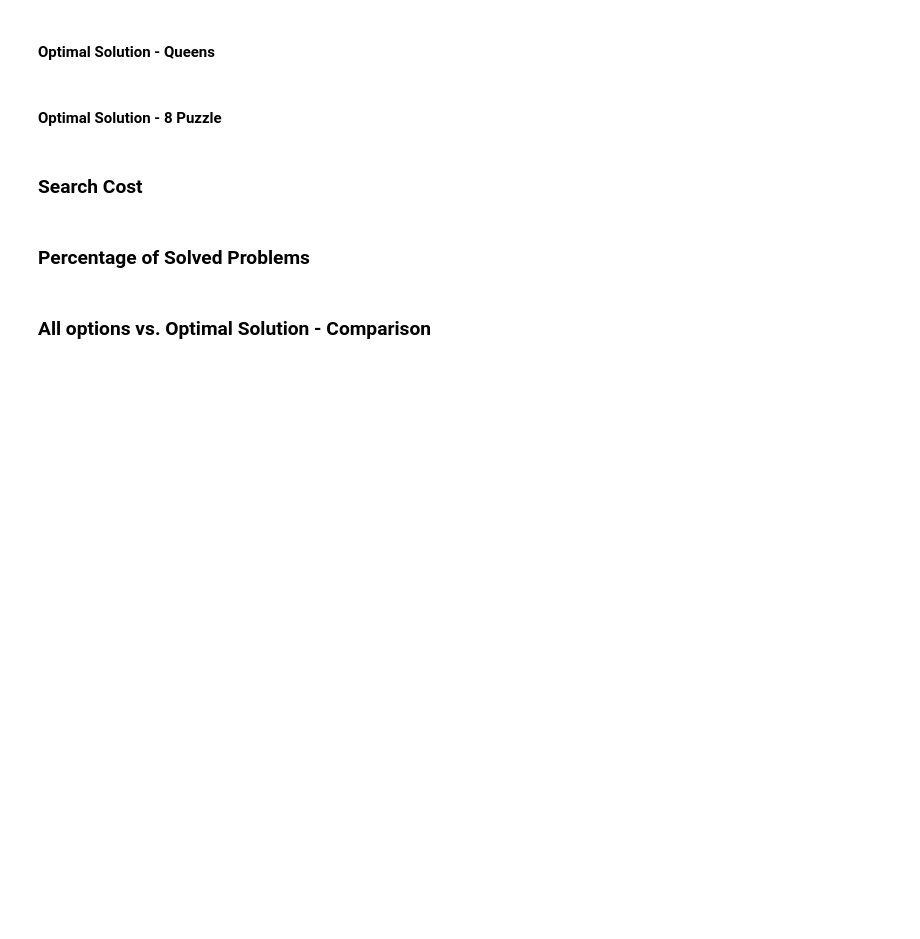
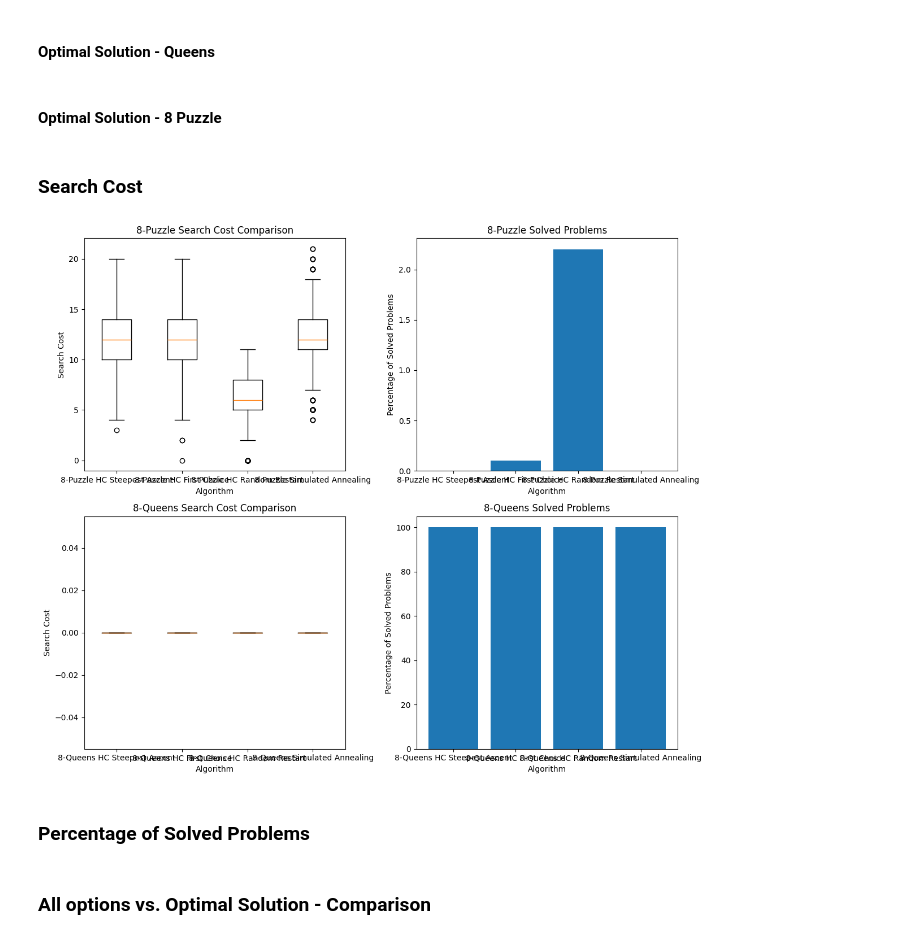
Before and after one commit to panchi64/ai-hw, a Jupyter notebook: hw-4/Group B - Programming Assignment 3.ipynb, the cells around one changed output. Cells and saved outputs as stored; diff of their text form; code cells hidden in the pictures; blank space fills up the shorter version.

Commit message:
Basic problems connected, missing optimal implementations

```diff
--- a/hw-4/Group B - Programming Assignment 3.ipynb
+++ b/hw-4/Group B - Programming Assignment 3.ipynb
@@ -8,9 +42,11 @@ import math
 The 8 queens problem is a puzzle of placing eight chess queens on an 8×8 chessboard so that no two queens threaten each other.
 # %%
 def gen_8q_init_state():
-    # Generate an empty 8x8 chessboard
-    empty_board = [[0] * 8 for _ in range(8)]
-    return empty_board
+    state = [[0] * 8 for _ in range(8)]
+    for col in range(8):
+        row = random.randint(0, 7)
+        state[row][col] = 1
+    return state
 # %% [markdown]
 ## 8 Puzzle Problem
 An 8 puzzle is a simple game consisting of a 3x3 grid/matrix. One of the squares is empty. The object is to move squares around into different positions and have the numbers displayed in the "goal state".
@@ -416,6 +364,87 @@ def sa_8_queens(initial_state, initial_temperature, cooling_rate, max_iterations
 #### Optimal Solution - 8 Puzzle
 # %% [markdown]
 ### Search Cost
+# %%
+def visualize_search_costs(results):
+    fig, axes = plt.subplots(nrows=2, ncols=2, figsize=(12, 10))
+
+    for i, problem in enumerate(["8-Puzzle", "8-Queens"]):
+        search_costs_plot = axes[i][0]
+        solved_problems_plot = axes[i][1]
+
+        search_costs_data = []
+        labels = []
+
+        for algorithm_name, (search_costs, _) in results.items():
+            if problem in algorithm_name:
+                search_costs_data.append(search_costs)
+                labels.append(algorithm_name)
+
+        search_costs_plot.boxplot(search_costs_data, labels=labels)
+        search_costs_plot.set_title(f"{problem} Search Cost Comparison")
+        search_costs_plot.set_xlabel("Algorithm")
+        search_costs_plot.set_ylabel("Search Cost")
+
+        solved_problems_data = []
+        for algorithm_name, (search_costs, _) in results.items():
+            if problem in algorithm_name:
+                solved_problems_count = sum(cost == 0 for cost in search_costs)
+                solved_problems_percentage = (solved_problems_count / len(search_costs)) * 100
+                solved_problems_data.append(solved_problems_percentage)
+
+        solved_problems_plot.bar(labels, solved_problems_data)
+        solved_problems_plot.set_title(f"{problem} Solved Problems")
+        solved_problems_plot.set_xlabel("Algorithm")
+        solved_problems_plot.set_ylabel("Percentage of Solved Problems")
+
+    plt.tight_layout()
+    plt.show()
+
+
+def compare_algorithms(num_instances=1000, max_restarts=15, initial_temperature=5, cooling_rate=1,
+                       max_iterations=1000):
+    algorithms = [
+        ("8-Puzzle HC Steepest Ascent", hc_sa_8_puzzle),
+        ("8-Puzzle HC First Choice", hc_fc_8_puzzle),
+        ("8-Puzzle HC Random Restart", hc_rr_8_puzzle),
+        ("8-Puzzle Simulated Annealing", sa_8_puzzle),
+        ("8-Queens HC Steepest Ascent", hc_sa_8_queens),
+        ("8-Queens HC First Choice", hc_fc_8_queens),
+        ("8-Queens HC Random Restart", hc_rr_8_queens),
+        ("8-Queens Simulated Annealing", sa_8_queens)
+    ]
+
+    results = {}
+    for algorithm_name, algorithm_func in algorithms:
+        search_costs = []
+        execution_times = []
+        for _ in range(num_instances):
+            if "8-Puzzle" in algorithm_name:
+                initial_state = gen_8p_init_state()
+                check_state = check_puzzle_state
+            else:
+                initial_state = gen_8q_init_state()
+                check_state = verify_queens_state
+
+            start_time = time.time()
+            if "Random Restart" in algorithm_name:
+                solution = algorithm_func(initial_state, max_restarts)
+            elif "Simulated Annealing" in algorithm_name:
+                solution = algorithm_func(initial_state, initial_temperature, cooling_rate, max_iterations)
+            else:
+                solution = algorithm_func(initial_state)
+            end_time = time.time()
+            search_cost = check_state(solution)
+            search_costs.append(search_cost)
+            execution_times.append(end_time - start_time)
+        results[algorithm_name] = (search_costs, execution_times)
+
+    visualize_search_costs(results)
+
+if __name__ == "__main__":
+    compare_algorithms()
+# %% [output]
+[figure, added]
 # %% [markdown]
 ### Percentage of Solved Problems
 # %% [markdown]
```
Also changed, not shown: parts of 7 cells of this notebook.
